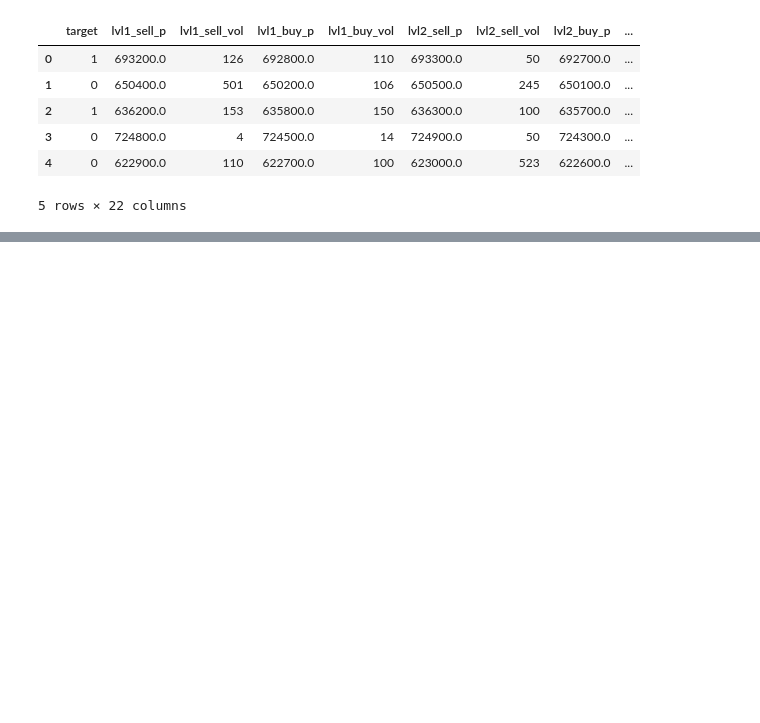
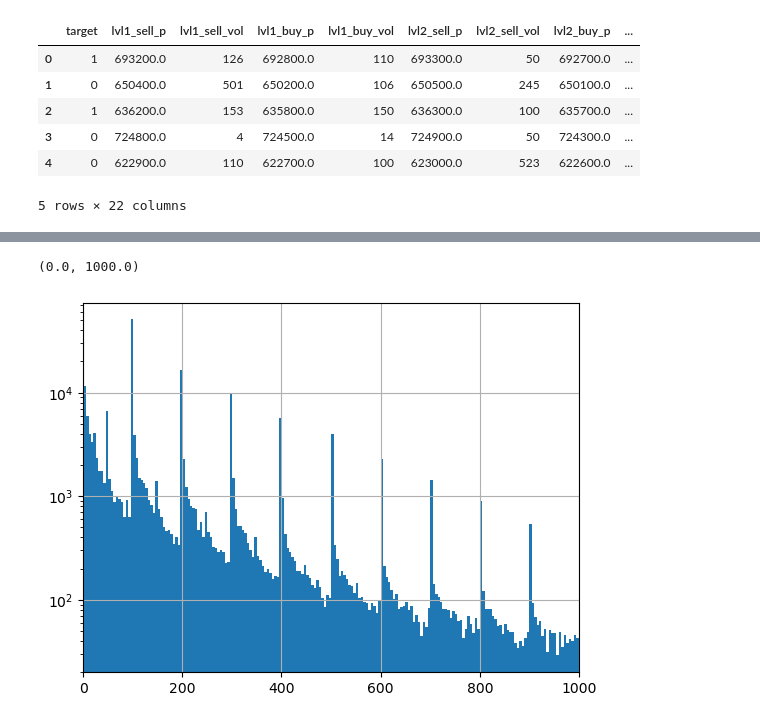
Before and after one commit to iliasra/midprice_change_prediction, a Jupyter notebook: coursework.ipynb, the cells around one changed output, grey strips where cells are left out. Saved outputs shown, nothing was run; the diff lists cells and outputs as text; code cells hidden in the pictures; blank space fills up the shorter version.

```diff
--- a/coursework.ipynb
+++ b/coursework.ipynb
@@ -22,0 +79,6 @@ df.head()
+# %%
+df[df["lvl1_buy_vol"] < 1000]["lvl1_buy_vol"].hist(bins=200, log=True)
+plt.xlim(0, 1000)
+# %% [output]
+(0.0, 1000.0)
+[figure, added]
```
Also changed, not shown: parts of 31 cells of this notebook, 3 other files.
